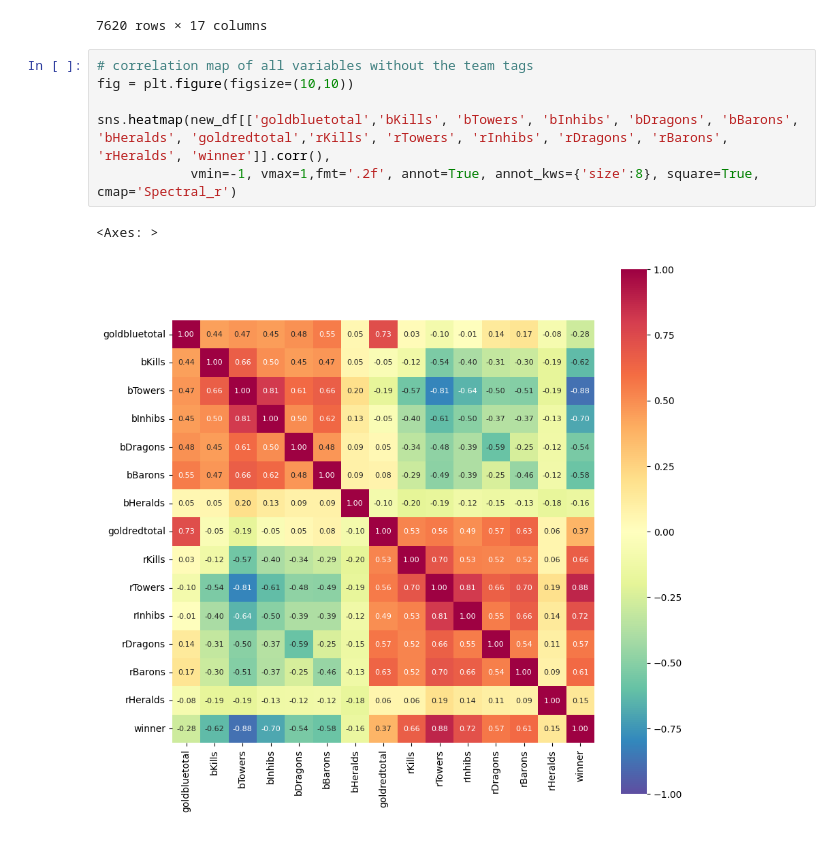
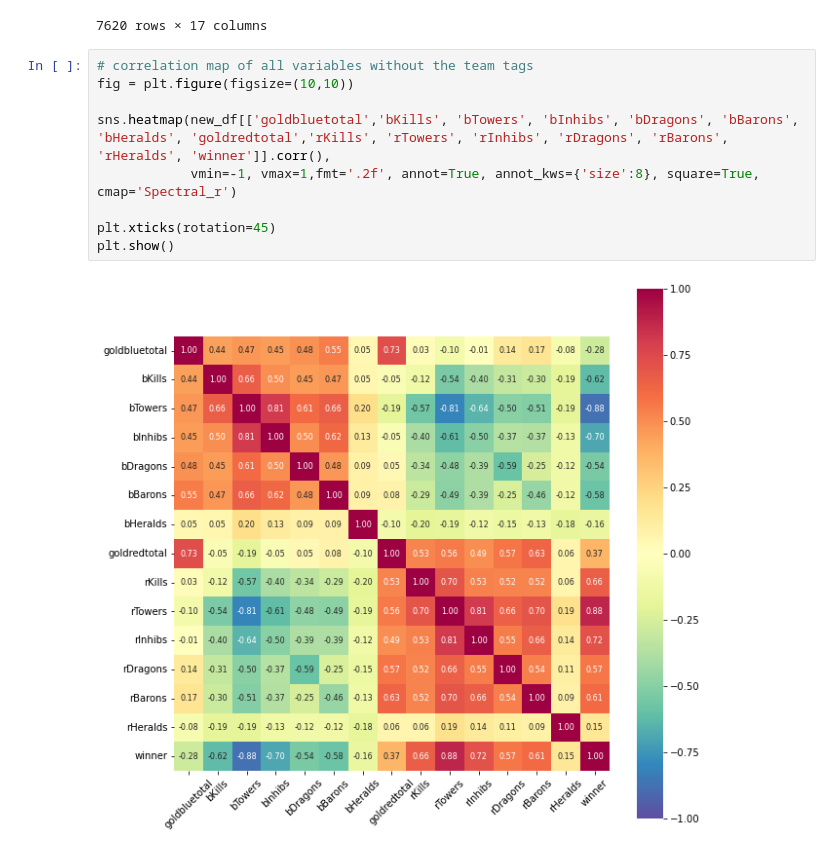
Before and after one commit to oscarqjh/NTU_SC1015_Project, a Jupyter notebook: EDA.ipynb, the cells around one changed output. Saved outputs shown, nothing was run; the diff lists cells and outputs as text.

```diff
--- a/EDA.ipynb
+++ b/EDA.ipynb
@@ -262,12 +263,14 @@ new_df
 # %%
 # correlation map of all variables without the team tags
 fig = plt.figure(figsize=(10,10))
 
 sns.heatmap(new_df[['goldbluetotal','bKills', 'bTowers', 'bInhibs', 'bDragons', 'bBarons', 'bHeralds', 'goldredtotal','rKills', 'rTowers', 'rInhibs', 'rDragons', 'rBarons', 'rHeralds', 'winner']].corr(),
             vmin=-1, vmax=1,fmt='.2f', annot=True, annot_kws={'size':8}, square=True, cmap='Spectral_r')
+
+plt.xticks(rotation=45)
+plt.show()
 # %% [output]
-<Axes: >
-[figure, old version]
+[figure, new version]
 # %% [markdown]
 Let's choose the top 5 variables ranked by correlation (we can add more later if we want)
 - Tower Takedowns: ~0.88
```
Also changed, not shown: parts of 19 cells of this notebook.
